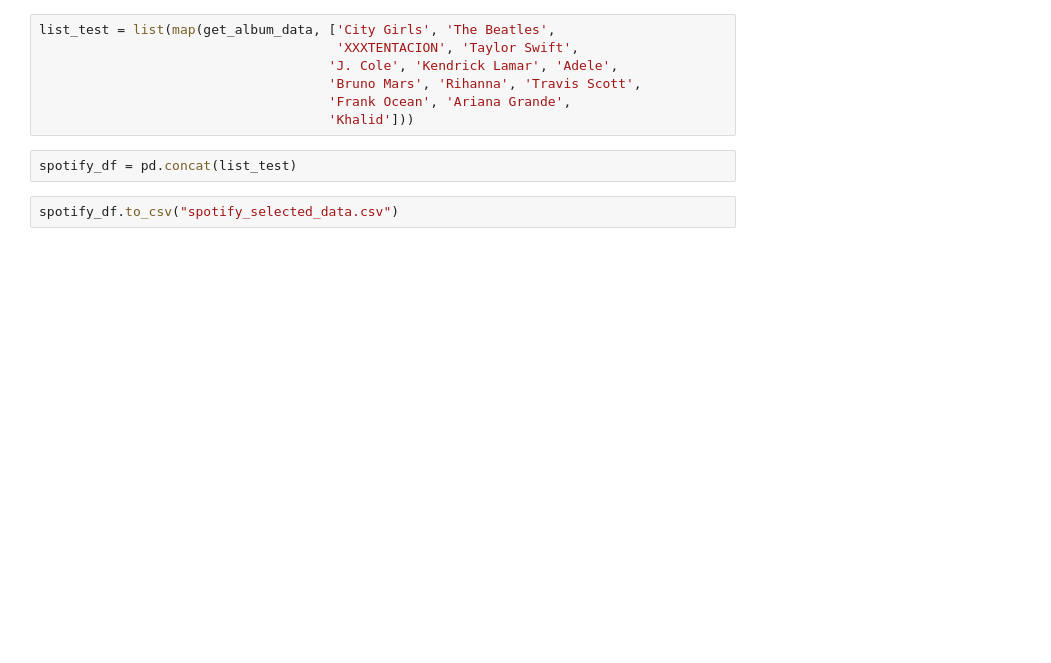
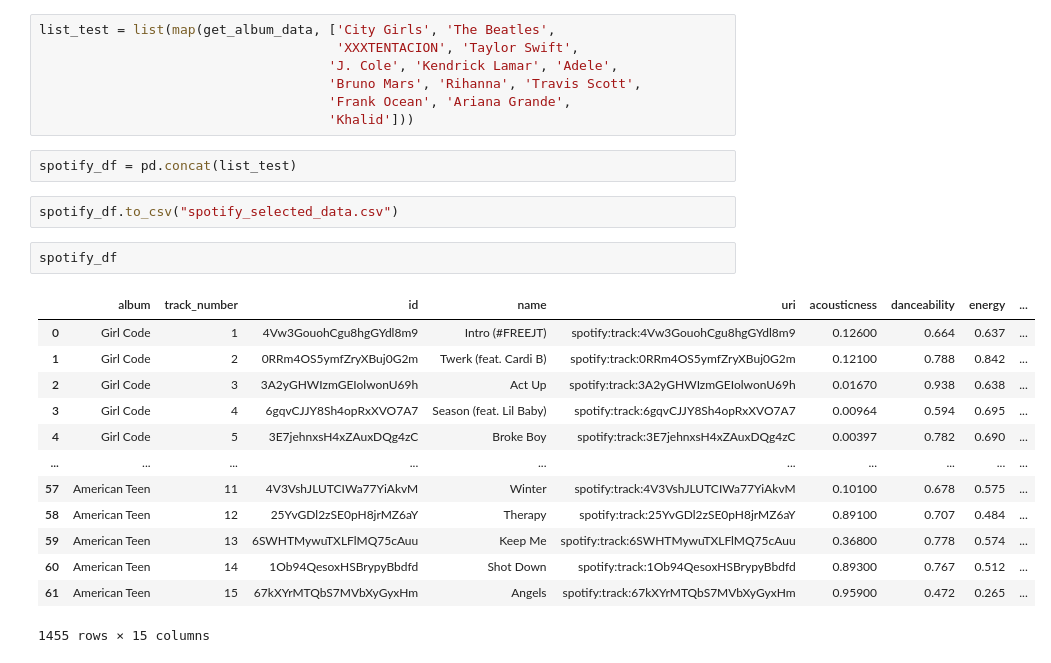
Before and after one commit to raghavagovil/Song-Similarity, a Jupyter notebook: spotify_data_retrieve_test.ipynb, the cells around one changed output. Drawn from its saved outputs; the diff is of its cells as text; blank space fills up the shorter version.

```diff
--- a/spotify_data_retrieve_test.ipynb
+++ b/spotify_data_retrieve_test.ipynb
@@ -188,3 +188,19 @@ list_test = list(map(get_album_data, ['City Girls', 'The Beatles',
 spotify_df = pd.concat(list_test)
 # %%
 spotify_df.to_csv("spotify_selected_data.csv")
+# %%
+spotify_df
+# %% [output]
+|  | album | track_number | id | name | uri | acousticness | danceability | energy | ... |
+| 0 | Girl Code | 1 | 4Vw3GouohCgu8hgGYdl8m9 | Intro (#FREEJT) | spotify:track:4Vw3GouohCgu8hgGYdl8m9 | 0.12600 | 0.664 | 0.637 | ... |
+| 1 | Girl Code | 2 | 0RRm4OS5ymfZryXBuj0G2m | Twerk (feat. Cardi B) | spotify:track:0RRm4OS5ymfZryXBuj0G2m | 0.12100 | 0.788 | 0.842 | ... |
+| 2 | Girl Code | 3 | 3A2yGHWIzmGEIolwonU69h | Act Up | spotify:track:3A2yGHWIzmGEIolwonU69h | 0.01670 | 0.938 | 0.638 | ... |
+| 3 | Girl Code | 4 | 6gqvCJJY8Sh4opRxXVO7A7 | Season (feat. Lil Baby) | spotify:track:6gqvCJJY8Sh4opRxXVO7A7 | 0.00964 | 0.594 | 0.695 | ... |
+| 4 | Girl Code | 5 | 3E7jehnxsH4xZAuxDQg4zC | Broke Boy | spotify:track:3E7jehnxsH4xZAuxDQg4zC | 0.00397 | 0.782 | 0.690 | ... |
+| ... | ... | ... | ... | ... | ... | ... | ... | ... | ... |
+| 57 | American Teen | 11 | 4V3VshJLUTCIWa77YiAkvM | Winter | spotify:track:4V3VshJLUTCIWa77YiAkvM | 0.10100 | 0.678 | 0.575 | ... |
+| 58 | American Teen | 12 | 25YvGDl2zSE0pH8jrMZ6aY | Therapy | spotify:track:25YvGDl2zSE0pH8jrMZ6aY | 0.89100 | 0.707 | 0.484 | ... |
+| 59 | American Teen | 13 | 6SWHTMywuTXLFlMQ75cAuu | Keep Me | spotify:track:6SWHTMywuTXLFlMQ75cAuu | 0.36800 | 0.778 | 0.574 | ... |
+| 60 | American Teen | 14 | 1Ob94QesoxHSBrypyBbdfd | Shot Down | spotify:track:1Ob94QesoxHSBrypyBbdfd | 0.89300 | 0.767 | 0.512 | ... |
+| 61 | American Teen | 15 | 67kXYrMTQbS7MVbXyGyxHm | Angels | spotify:track:67kXYrMTQbS7MVbXyGyxHm | 0.95900 | 0.472 | 0.265 | ... |
+1455 rows × 15 columns
```
Also changed, not shown: 4 other files.
